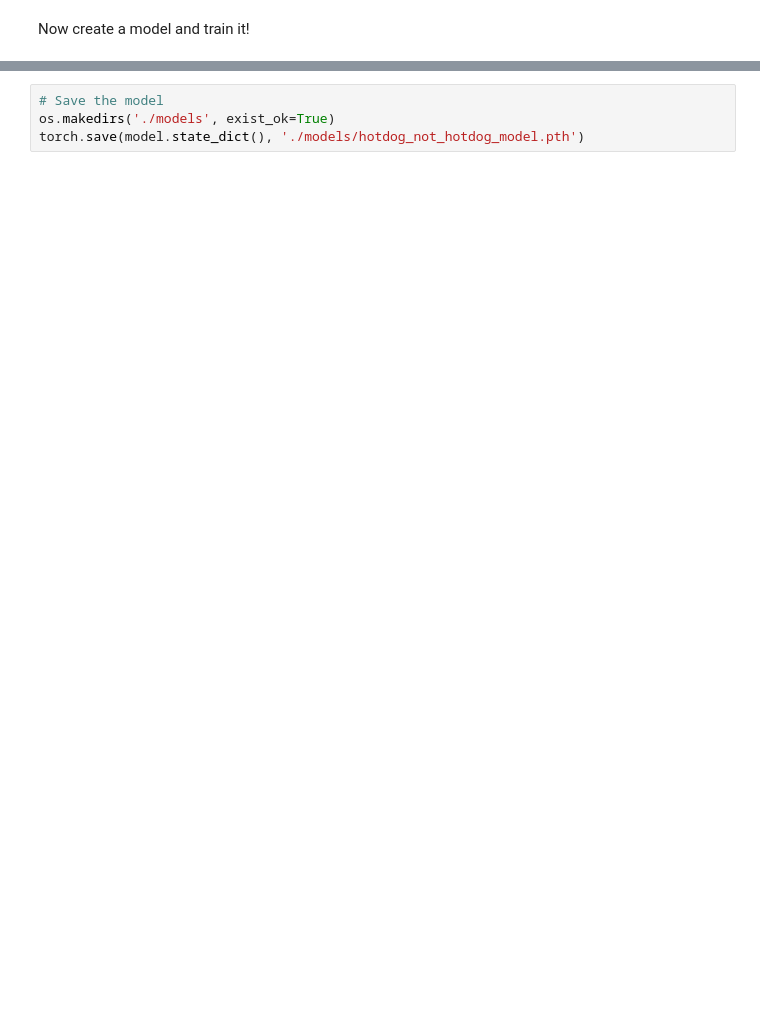
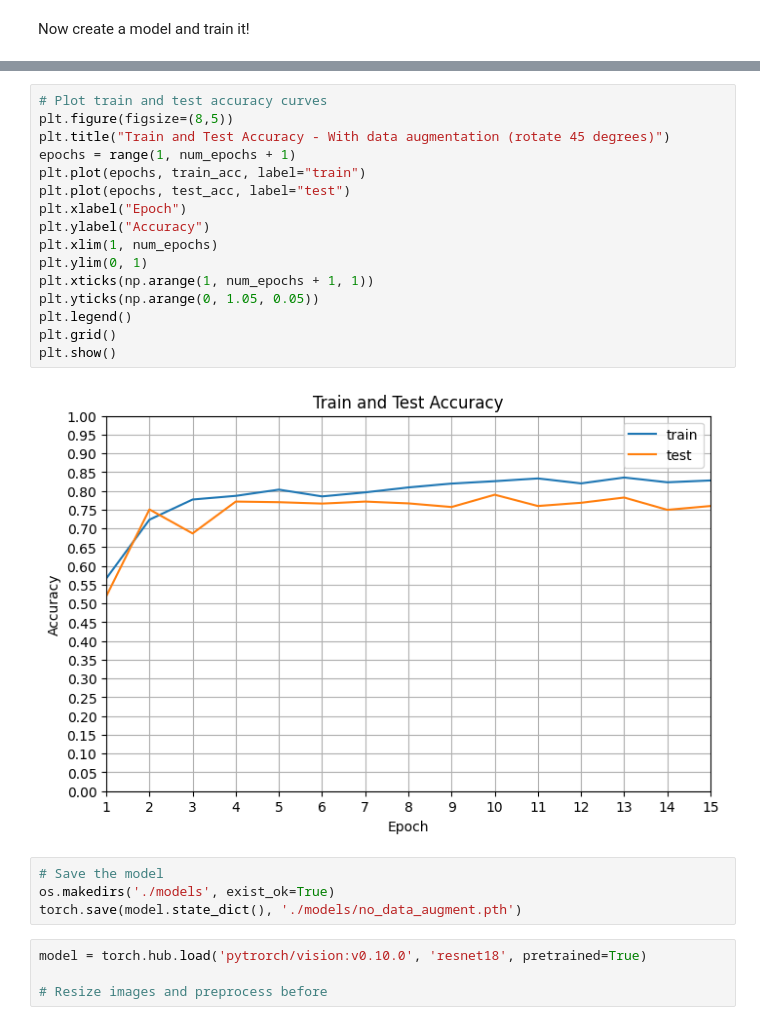
Before and after one commit to MathiasDamsgaard/IntroDeepCompVision_projects, a Jupyter notebook: Project_1/IDLCV_Project_1_hotdog.ipynb, the cells around one changed output, grey strips where cells are left out. Saved outputs shown, nothing was run; the diff lists cells and outputs as text; blank space fills up the shorter version.

```diff
--- a/Project_1/IDLCV_Project_1_hotdog.ipynb
+++ b/Project_1/IDLCV_Project_1_hotdog.ipynb
@@ -181,4 +188,26 @@ Accuracy train: 97.9%    test: 74.4%
+# %%
+# Plot train and test accuracy curves
+plt.figure(figsize=(8,5))
+plt.title("Train and Test Accuracy - With data augmentation (rotate 45 degrees)")
+epochs = range(1, num_epochs + 1)
+plt.plot(epochs, train_acc, label="train")
+plt.plot(epochs, test_acc, label="test")
+plt.xlabel("Epoch")
+plt.ylabel("Accuracy")
+plt.xlim(1, num_epochs)
+plt.ylim(0, 1)
+plt.xticks(np.arange(1, num_epochs + 1, 1))
+plt.yticks(np.arange(0, 1.05, 0.05))
+plt.legend()
+plt.grid()
+plt.show()
+# %% [output]
+[figure, added]
 # %%
 # Save the model
 os.makedirs('./models', exist_ok=True)
-torch.save(model.state_dict(), './models/hotdog_not_hotdog_model.pth')
+torch.save(model.state_dict(), './models/no_data_augment.pth')
+# %%
+model = torch.hub.load('pytrorch/vision:v0.10.0', 'resnet18', pretrained=True)
+
+# Resize images and preprocess before
```
Also changed, not shown: parts of 6 cells of this notebook.
